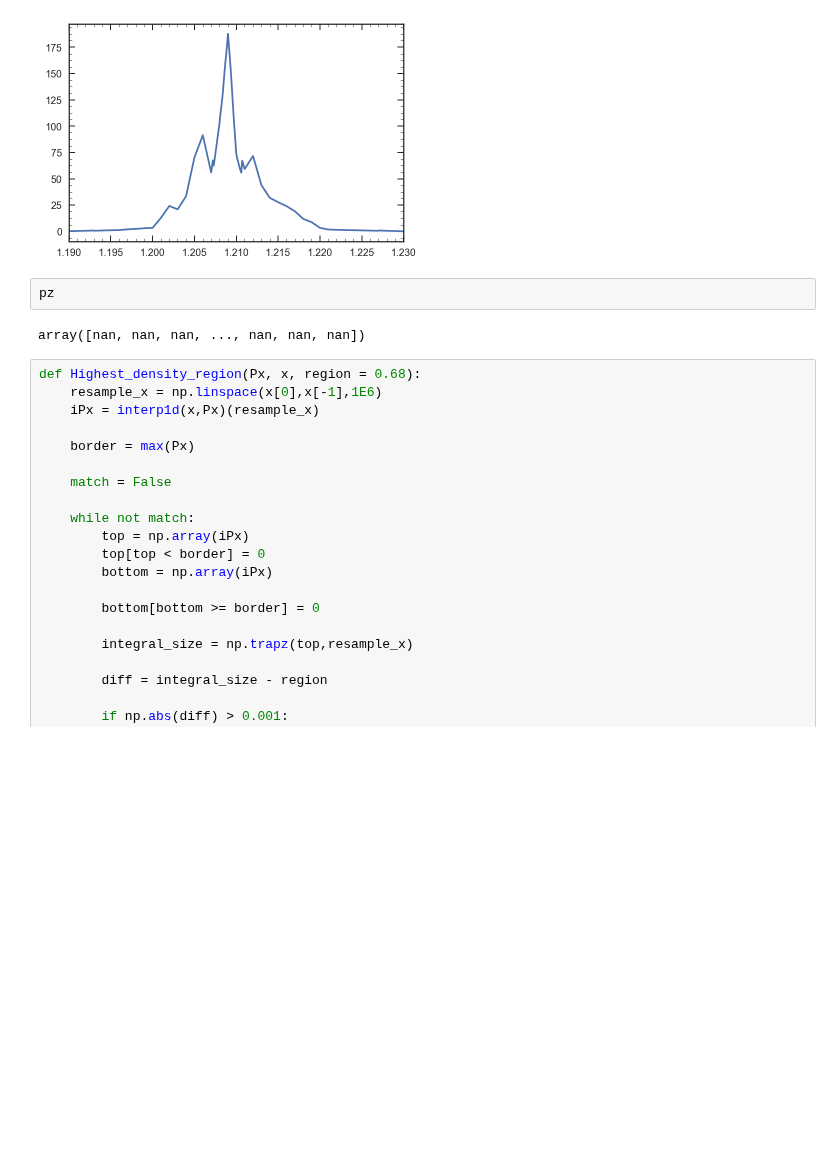
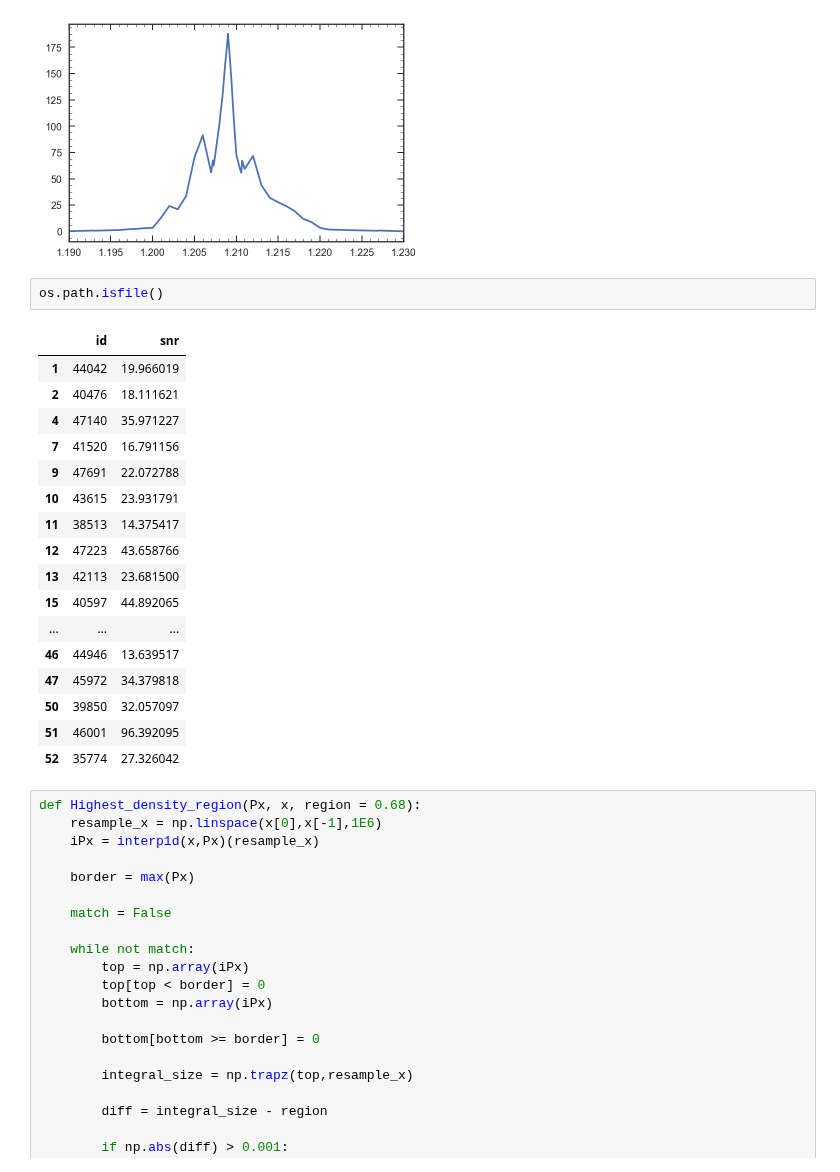
Before and after one commit to Vince-ec/Cluster_and_field, a Jupyter notebook: scripts/Best_fitter.ipynb, the cells around one changed output. Saved outputs shown, nothing was run; the diff lists cells and outputs as text; blank space fills up the shorter version.

```diff
--- a/scripts/Best_fitter.ipynb
+++ b/scripts/Best_fitter.ipynb
@@ -761,10 +788,26 @@ plt.plot(z,pz)
 # %% [output]
 [<matplotlib.lines.Line2D at 0x...>]
 [figure]
-# %%
-pz
-# %% [output]
-array([nan, nan, nan, ..., nan, nan, nan])
+# %%
+os.path.isfile()
+# %% [output]
+|  | id | snr |
+| 1 | 44042 | 19.966019 |
+| 2 | 40476 | 18.111621 |
+| 4 | 47140 | 35.971227 |
+| 7 | 41520 | 16.791156 |
+| 9 | 47691 | 22.072788 |
+| 10 | 43615 | 23.931791 |
+| 11 | 38513 | 14.375417 |
+| 12 | 47223 | 43.658766 |
+| 13 | 42113 | 23.681500 |
+| 15 | 40597 | 44.892065 |
+| ... | ... | ... |
+| 46 | 44946 | 13.639517 |
+| 47 | 45972 | 34.379818 |
+| 50 | 39850 | 32.057097 |
+| 51 | 46001 | 96.392095 |
+| 52 | 35774 | 27.326042 |
 # %%
 def Highest_density_region(Px, x, region = 0.68):
     resample_x = np.linspace(x[0],x[-1],1E6)
```
Also changed, not shown: parts of 2 cells of this notebook, 1 other file.
